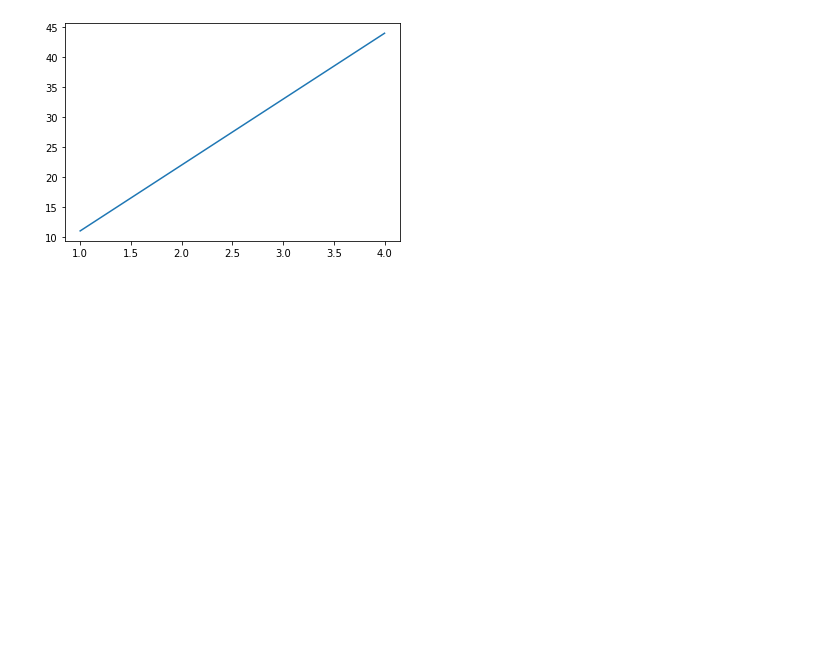
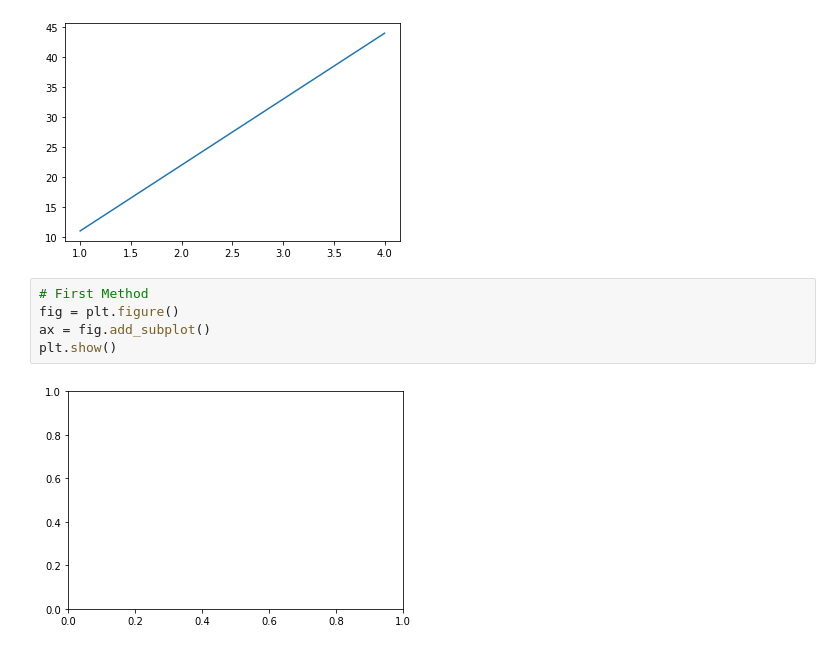
Before and after one commit to explorer-skywalker/AI, a Jupyter notebook: 08-Matplotlib/Matplotlib_Introduction.ipynb, the cells around one changed output. Drawn from its saved outputs; the diff is of its cells as text; blank space fills up the shorter version.

```diff
--- a/08-Matplotlib/Matplotlib_Introduction.ipynb
+++ b/08-Matplotlib/Matplotlib_Introduction.ipynb
@@ -32,3 +32,10 @@ plt.plot(x, y)
 plt.show()
 # %% [output]
 [figure]
+# %%
+# First Method
+fig = plt.figure()
+ax = fig.add_subplot()
+plt.show()
+# %% [output]
+[figure, added]
```
Also changed, not shown: parts of 7 cells of this notebook, 4 other files.
